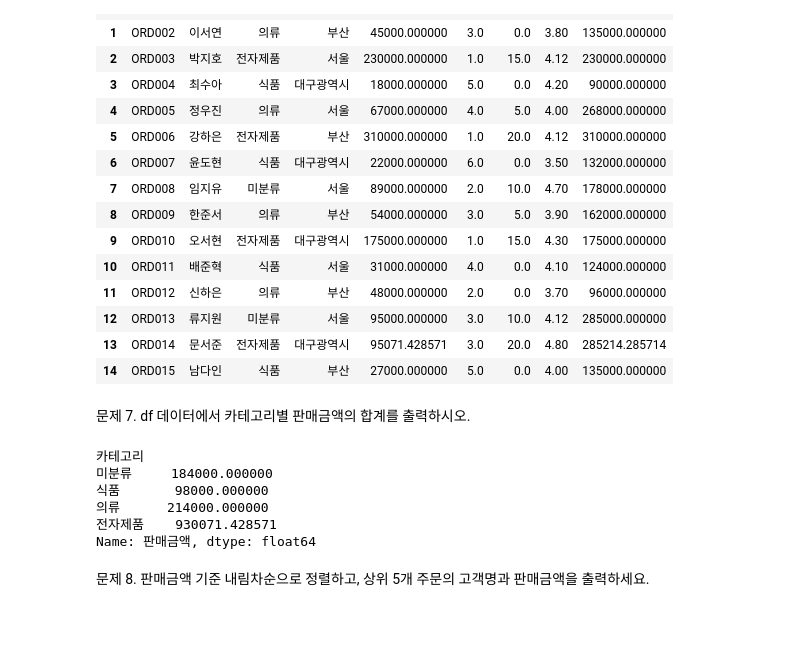
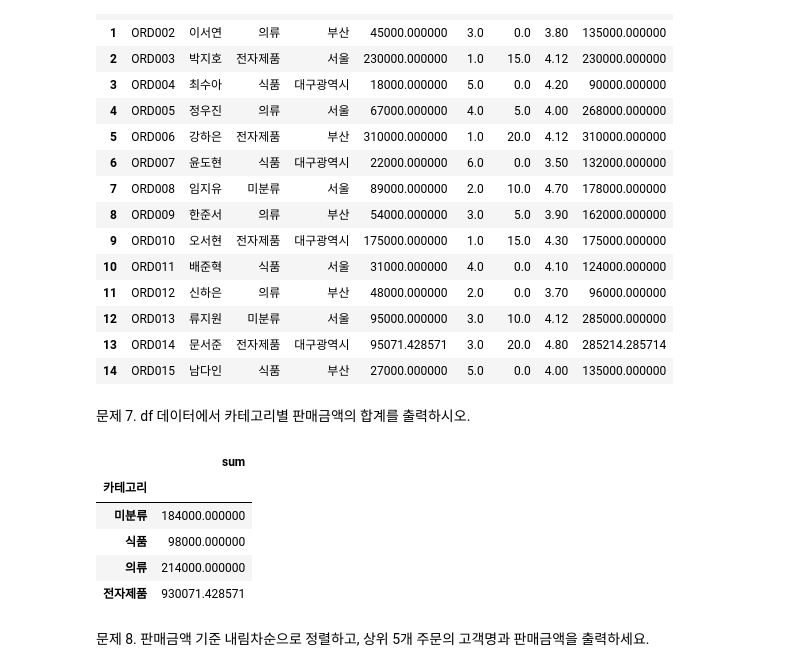
Before and after one commit to kanonphil/0308_TEST, a Jupyter notebook: 3/03.IoT사물인터넷 with 라즈베리파이_평가대비.ipynb, the cells around one changed output. Cells and saved outputs as stored; diff of their text form; code cells hidden in the pictures; blank space fills up the shorter version.

```diff
--- a/3/03.IoT사물인터넷 with 라즈베리파이_평가대비.ipynb
+++ b/3/03.IoT사물인터넷 with 라즈베리파이_평가대비.ipynb
@@ -146,15 +146,15 @@ df
 문제 7. df 데이터에서 카테고리별 판매금액의 합계를 출력하시오.
 # %%
 #문제 7번 풀이 작성
-result1 = df.groupby('카테고리')['판매금액'].sum()
+result1 = df.groupby('카테고리')['판매금액'].agg(['sum'])
 result1
 # %% [output]
-카테고리
-미분류     184000.000000
-식품       98000.000000
-의류      214000.000000
-전자제품    930071.428571
-Name: 판매금액, dtype: float64
+|  | sum |
+| 카테고리 |  |
+| 미분류 | 184000.000000 |
+| 식품 | 98000.000000 |
+| 의류 | 214000.000000 |
+| 전자제품 | 930071.428571 |
 # %% [markdown]
 문제 8. 판매금액 기준 내림차순으로 정렬하고, 상위 5개 주문의 고객명과 판매금액을 출력하세요.
 # %%
```
Also changed, not shown: 6 other files.
